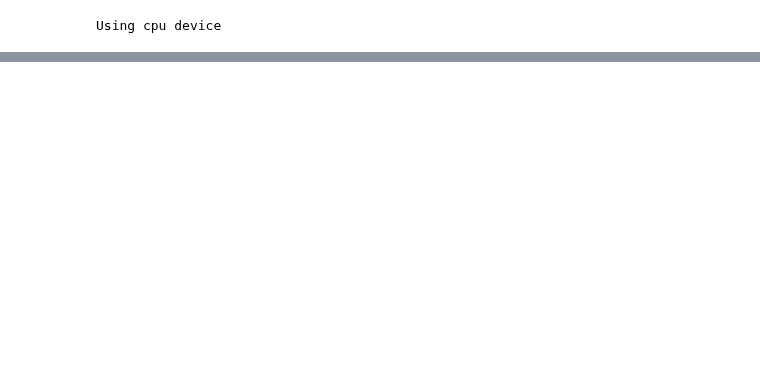
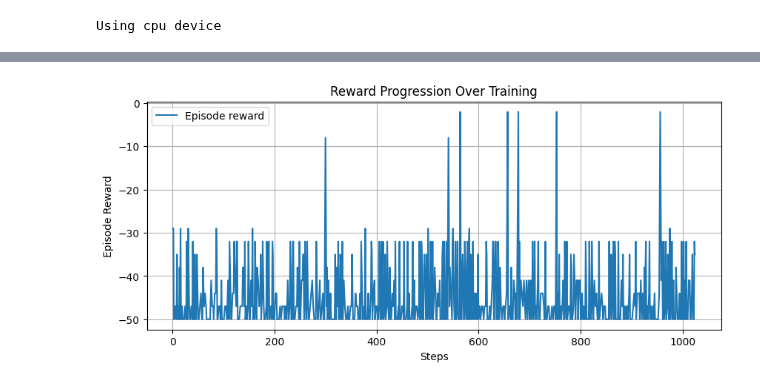
Before and after one commit to Kaldah/Projet-Apprentissage, a Jupyter notebook: Projet_apprentissage.ipynb, the cells around one changed output, grey strips where cells are left out. Drawn from its saved outputs; the diff is of its cells as text; code cells hidden in the pictures; blank space fills up the shorter version.

```diff
--- a/Projet_apprentissage.ipynb
+++ b/Projet_apprentissage.ipynb
@@ -688,0 +832,21 @@ vec_env.close()
+# %%
+import pandas as pd
+import matplotlib.pyplot as plt
+import glob
+
+# Find the latest monitor file
+monitor_files = glob.glob(f"{LOG_DIR}/monitor.csv")
+assert len(monitor_files) > 0, "No monitor file found"
+monitor_file = monitor_files[-1]  # Use the latest
+
+df = pd.read_csv(monitor_file, skiprows=1)
+plt.figure(figsize=(10, 4))
+plt.plot(df['l'].cumsum(), df['r'], label="Episode reward")  # Steps vs. reward
+plt.xlabel('Steps')
+plt.ylabel('Episode Reward')
+plt.title('Reward Progression Over Training')
+plt.legend()
+plt.grid()
+plt.show()
+# %% [output]
+[figure, added]
```
Also changed, not shown: parts of 18 cells of this notebook, 41 other files.
